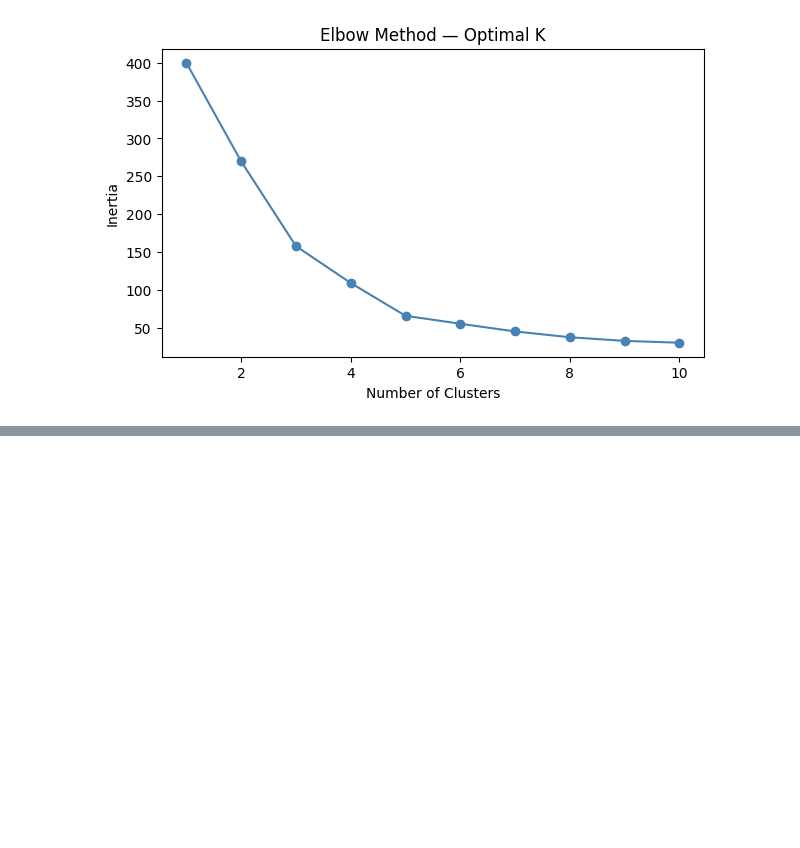
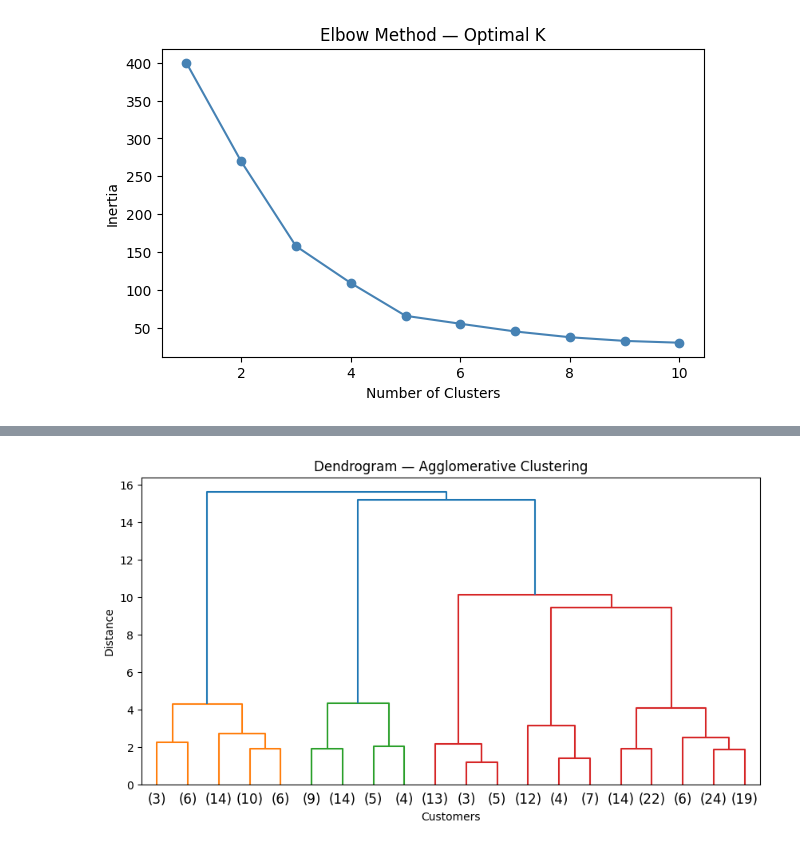
Before and after one commit to yusuf-codes10/touir-youcef-abderahim-ml-automal-homework, a Jupyter notebook: machine_learning.ipynb, the cells around one changed output, grey strips where cells are left out. Drawn from its saved outputs; the diff is of its cells as text; code cells hidden in the pictures; blank space fills up the shorter version.

```diff
--- a/machine_learning.ipynb
+++ b/machine_learning.ipynb
@@ -193,0 +207,15 @@ plt.show()
+# %%
+# CLUSTERING : Agglomerative Clustering
+from sklearn.cluster import AgglomerativeClustering
+from scipy.cluster.hierarchy import dendrogram, linkage
+
+# 1. Dendrogram — to find optimal number of clusters
+plt.figure(figsize=(10, 5))
+linked = linkage(X_scaled, method='ward')
+dendrogram(linked, truncate_mode='lastp', p=20)
+plt.title('Dendrogram — Agglomerative Clustering')
+plt.xlabel('Customers')
+plt.ylabel('Distance')
+plt.show()
+# %% [output]
+[figure, added]
```
Also changed, not shown: parts of 1 cell of this notebook.
